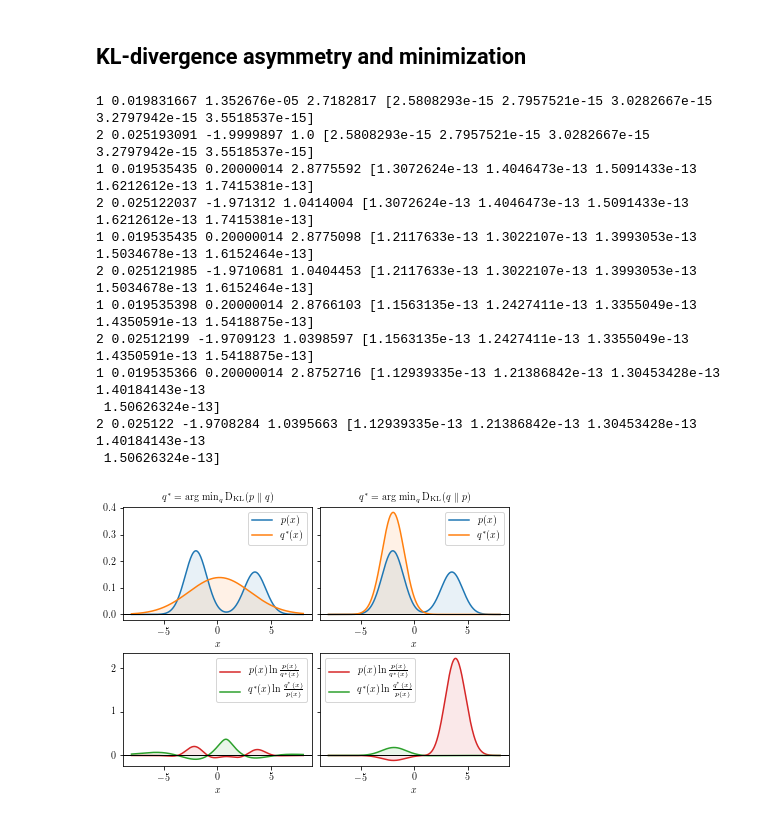
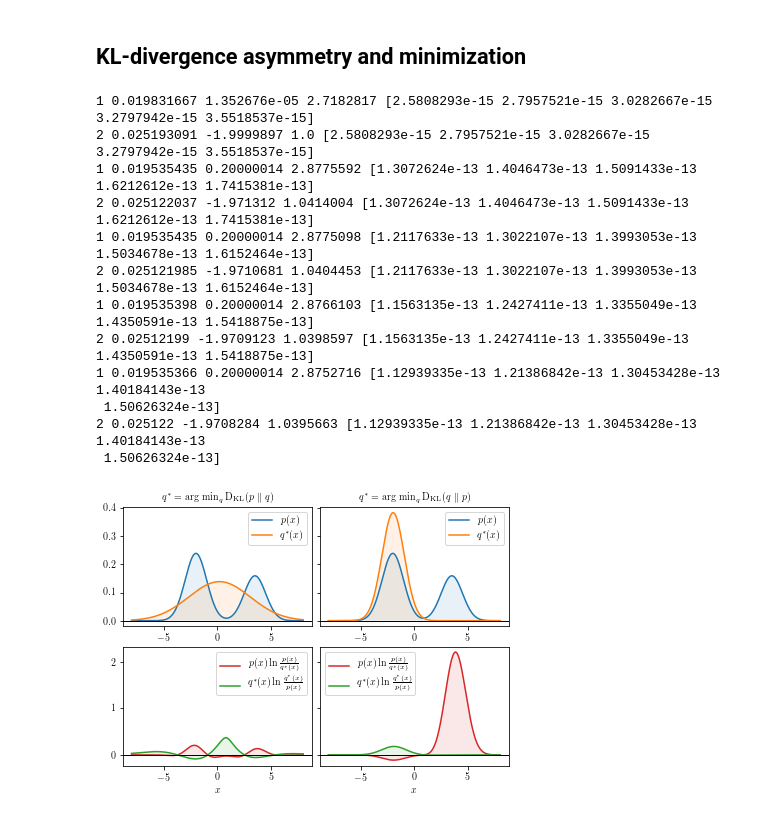
Before and after one commit to Ivan1248/deep-learning-uncertainty, a Jupyter notebook: notebooks/figures.ipynb, the cells around one changed output. Cells and saved outputs as stored; diff of their text form; code cells hidden in the pictures.

Commit message:
Changed KL-divergence asymmetry figure

```diff
--- a/notebooks/figures.ipynb
+++ b/notebooks/figures.ipynb
@@ -197,47 +197,48 @@ def klam():
 
     w, h = figsize()
 
-    def plot_distribution(ax, x, y, color, label='$y$'):
+    def plot_filled(ax, x, y, color, label='$y$'):
         ax.fill_between(x, 0, y, facecolor=color, alpha=0.1, lw=0, interpolate=False)
         ax.plot(x, y, color=color, label=label)
-        ax.set_xlabel('$x$')
 
     fig, axes = plt.subplots(2, 2, sharey='row', figsize=(w, h*0.6*2))
-    plot_distribution(axes[0,0], x, yp.detach().numpy(), 'C0', r'$p(x)$')
-    plot_distribution(axes[0,0], x, yq1.detach().numpy(), 'C1', r'$q^*(x)$')
+    plot_filled(axes[0,0], x, yp.detach().numpy(), 'C0', r'$p(x)$')
+    plot_filled(axes[0,0], x, yq1.detach().numpy(), 'C1', r'$q^*(x)$')
     axes[0,0].legend()
     axes[0,0].set_title(r'$q^*=\argmin_q \Dkl{p}{q}$')
     axes[0,0].axhline(linewidth=1, color='k')
-    plot_distribution(axes[0,1], x, yp.detach().numpy(), 'C0', r'$p(x)$')
-    plot_distribution(axes[0,1], x, yq2.detach().numpy(), 'C1', r'$q^*(x)$')
+    plot_filled(axes[0,1], x, yp.detach().numpy(), 'C0', r'$p(x)$')
+    plot_filled(axes[0,1], x, yq2.detach().numpy(), 'C1', r'$q^*(x)$')
     axes[0,1].legend()
     axes[0,1].set_title(r'$q^*=\argmin_q \Dkl{q}{p}$')
     axes[0,1].axhline(linewidth=1, color='k')
-    plot_distribution(axes[1,0], x, dkl_subpq1, 'C3', r'$p(x)\ln\frac{p(x)}{q^*(x)}$')
-    plot_distribution(axes[1,0], x, dkl_subqp1, 'C2', r'$q^*(x)\ln\frac{q^*(x)}{p(x)}$')
+    plot_filled(axes[1,0], x, dkl_subpq1, 'C3', r'$p(x)\ln\frac{p(x)}{q^*(x)}$')
+    plot_filled(axes[1,0], x, dkl_subqp1, 'C2', r'$q^*(x)\ln\frac{q^*(x)}{p(x)}$')
+    axes[1,0].set_xlabel('$x$')
     axes[1,0].legend()
     axes[1,0].axhline(linewidth=1, color='k')
-    plot_distribution(axes[1,1], x, dkl_subpq2, 'C3', r'$p(x)\ln\frac{p(x)}{q^*(x)}$')
-    plot_distribution(axes[1,1], x, dkl_subqp2, 'C2', r'$q^*(x)\ln\frac{q^*(x)}{p(x)}$')
+    plot_filled(axes[1,1], x, dkl_subpq2, 'C3', r'$p(x)\ln\frac{p(x)}{q^*(x)}$')
+    plot_filled(axes[1,1], x, dkl_subqp2, 'C2', r'$q^*(x)\ln\frac{q^*(x)}{p(x)}$')
+    axes[1,1].set_xlabel('$x$')
     axes[1,1].legend()
     axes[1,1].axhline(linewidth=1, color='k')
     fig.tight_layout(pad=0.1)
     return fig
 
 fig = klam()
 # %% [output]
 1 0.019831667 1.352676e-05 2.7182817 [2.5808293e-15 2.7957521e-15 3.0282667e-15 3.2797942e-15 3.5518537e-15]
 2 0.025193091 -1.9999897 1.0 [2.5808293e-15 2.7957521e-15 3.0282667e-15 3.2797942e-15 3.5518537e-15]
 1 0.019535435 0.20000014 2.8775592 [1.3072624e-13 1.4046473e-13 1.5091433e-13 1.6212612e-13 1.7415381e-13]
 2 0.025122037 -1.971312 1.0414004 [1.3072624e-13 1.4046473e-13 1.5091433e-13 1.6212612e-13 1.7415381e-13]
 1 0.019535435 0.20000014 2.8775098 [1.2117633e-13 1.3022107e-13 1.3993053e-13 1.5034678e-13 1.6152464e-13]
 2 0.025121985 -1.9710681 1.0404453 [1.2117633e-13 1.3022107e-13 1.3993053e-13 1.5034678e-13 1.6152464e-13]
 1 0.019535398 0.20000014 2.8766103 [1.1563135e-13 1.2427411e-13 1.3355049e-13 1.4350591e-13 1.5418875e-13]
 2 0.02512199 -1.9709123 1.0398597 [1.1563135e-13 1.2427411e-13 1.3355049e-13 1.4350591e-13 1.5418875e-13]
 1 0.019535366 0.20000014 2.8752716 [1.12939335e-13 1.21386842e-13 1.30453428e-13 1.40184143e-13
  1.50626324e-13]
 2 0.025122 -1.9708284 1.0395663 [1.12939335e-13 1.21386842e-13 1.30453428e-13 1.40184143e-13
  1.50626324e-13]
-[figure, old version]
+[figure, new version]
 # %%
 fig.savefig('../data/plots/dkl-asymmetry.pdf')
```
Also changed, not shown: parts of 1 cell of this notebook, 6 other files.
